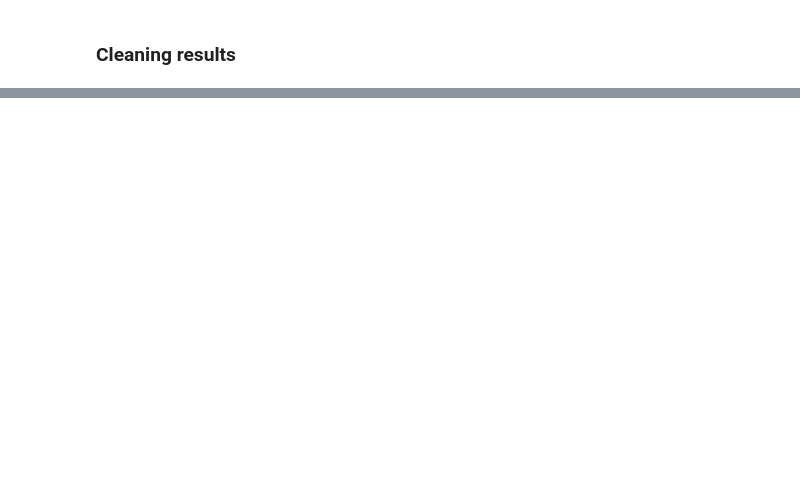
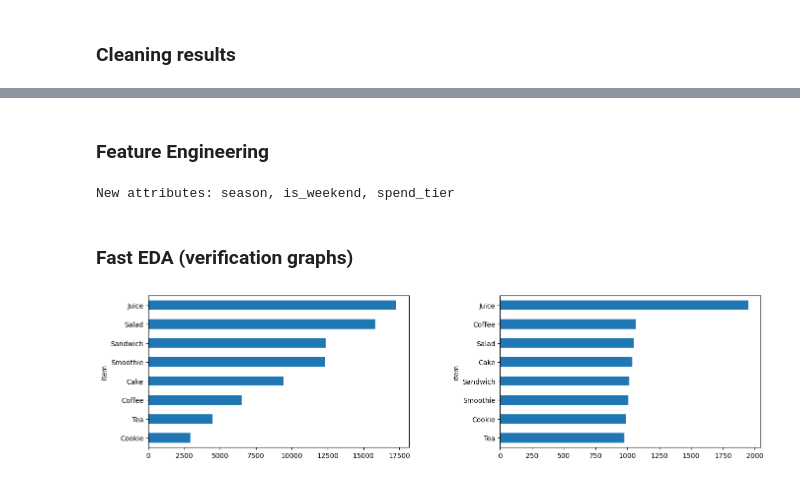
Before and after one commit to zzzer0-wav/Analysis_Cafe_Sales, a Jupyter notebook: EDA_cafe_sales.ipynb, the cells around one changed output, grey strips where cells are left out. Saved outputs shown, nothing was run; the diff lists cells and outputs as text; code cells hidden in the pictures; blank space fills up the shorter version.

Commit message:
Fast EDA

```diff
--- a/EDA_cafe_sales.ipynb
+++ b/EDA_cafe_sales.ipynb
@@ -446,8 +426,3 @@ df.loc[mask_price, 'price_per_unit'] = df.loc[mask_price, 'item'].map(price_map)
-# %%
-mask_total = df['total_spent'].isna()
-df.loc[mask_total, 'total_spent'] = (
-    df.loc[mask_total, 'quantity'] * df.loc[mask_total, 'price_per_unit']
-)
 # %%
 df.info()
 # %% [output]
@@ -523,0 +511,45 @@ dtype: int64
+# %% [markdown]
+### Feature Engineering
+# %%
+# Season
+season_map = {
+    12: 'Winter', 1: 'Winter', 2: 'Winter',
+    3: 'Spring', 4: 'Spring', 5: 'Spring',
+    6: 'Summer', 7: 'Summer', 8: 'Summer',
+    9: 'Autumn', 10: 'Autumn', 11: 'Autumn'
+}
+df['season'] = df['month'].map(season_map)
+
+# df[['month', 'season']].head()
+# %%
+# Is weekend
+df['is_weekend'] = df['weekday'].isin(['Sunday', 'Saturday'])
+# %%
+# Check amount category
+df['spent_tier'] = pd.cut(
+    df['total_spent'],
+    bins=[0, 5, 10, 20, 1000],
+    labels=['Low', 'Medium', 'High', 'Premium']
+)
+# %%
+print('New attributes: season, is_weekend, spend_tier')
+# %% [output]
+New attributes: season, is_weekend, spend_tier
+# %% [markdown]
+### Fast EDA (verification graphs)
+# %%
+fig, axes = plt.subplots(1, 2, figsize=(16, 4))
+fig.suptitle('')
+plt.subplots_adjust(hspace=0.45, wspace=0.35)
+
+# total_spent per item
+ax = axes[0]  # axes[0, 0]
+df.groupby('item')['total_spent'].sum().sort_values().plot(kind='barh', ax=ax)
+
+# count per item
+ax = axes[1]  # axes[0, 1]
+df['item'].value_counts().sort_values().plot(kind='barh', ax=ax)
+
+plt.show()
+# %% [output]
+[figure, added]
```
Also changed, not shown: parts of 17 cells of this notebook.
